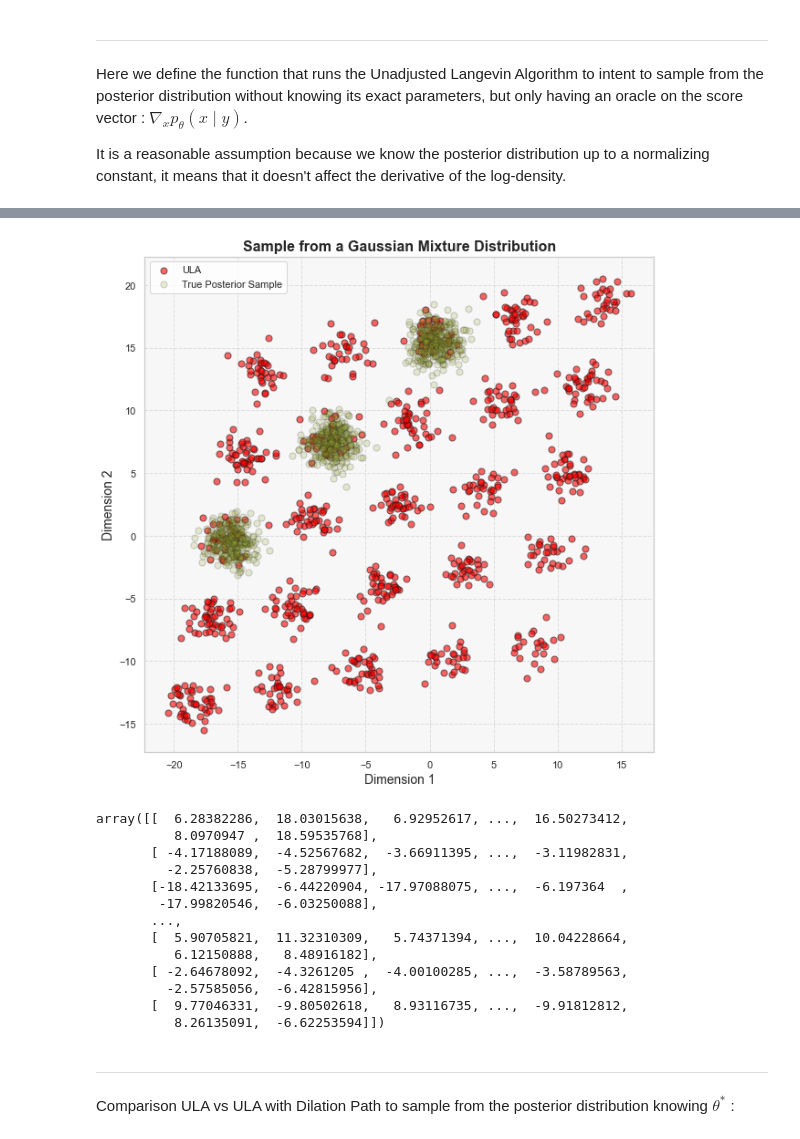
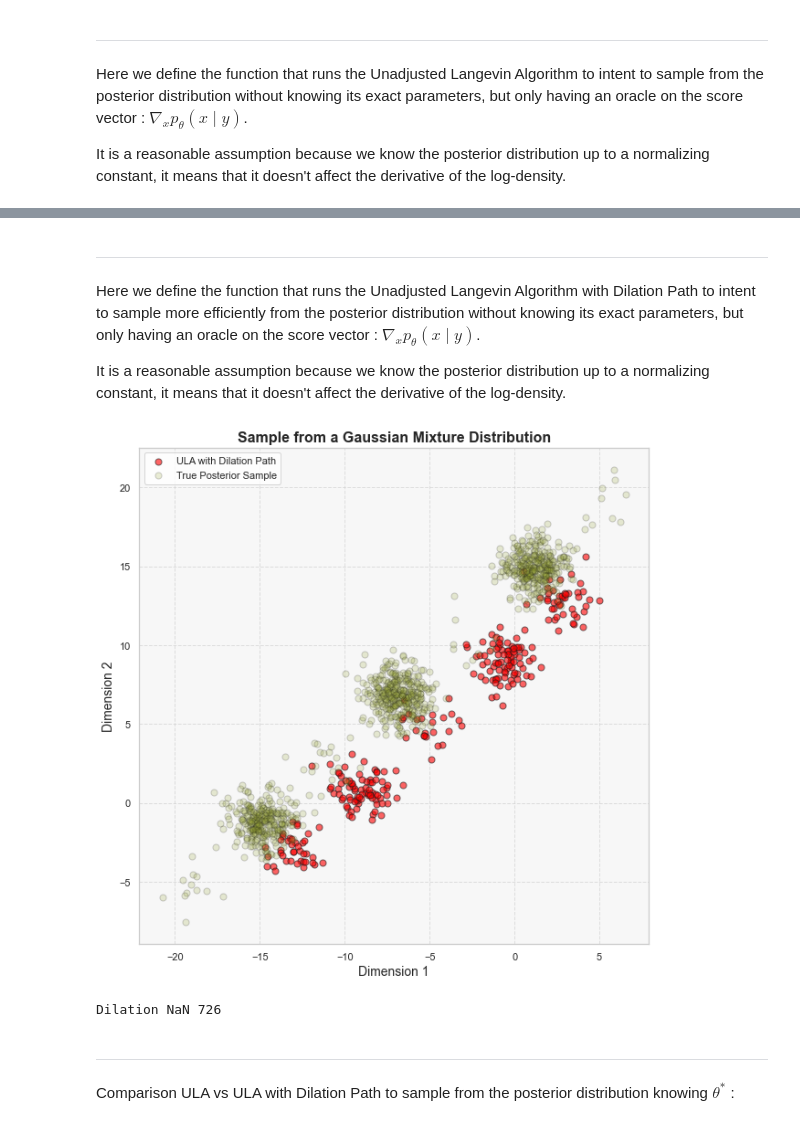
Before and after one commit to PyTomSss/Research_Project-Imperial_College, a Jupyter notebook: Interacting Particles - MMLE/IPLA - MMLE V2.ipynb, the cells around one changed output, grey strips where cells are left out. Saved outputs shown, nothing was run; the diff lists cells and outputs as text; code cells hidden in the pictures.

```diff
--- a/Interacting Particles - MMLE/IPLA - MMLE V2.ipynb
+++ b/Interacting Particles - MMLE/IPLA - MMLE V2.ipynb
@@ -286,0 +356,6 @@ No handles with labels found to put in legend.
+# %%
+sample_init = sample_prior_dx(1000, params[0], params[1], params[2])
+
+traj_descent = grad_descent_post_dx(sample_init, 0.00001, 1000, params[0], params[1], params[2], y_obs_dx, 0.1, theta_star, True)
+
+print(f'Descent NaN {np.sum(np.isnan(traj_descent)) // 80}')
@@ -297,9 +380,11 @@ def ULA_post_dx(sample_init, step_size, nb_iter, centers_prior, covariances_prio
 
     traj = np.zeros((nb_iter, sample_size, dim_var))
 
+    centers_post, covariances_post, weights_post = post_params_dx(true_theta, sigma_y, centers_prior, covariances_prior, weights_prior, y_obs)
+
     for i in tqdm(range(nb_iter)):
 
-        #grad = grad_multimodal_opti(sample_init, weights_test, centers_test, covariances_test)
+        #grad = grad_multimodal_opti(sample_init, weights_post, centers_post, covariances_post)
         grad = ((1/sigma_y**2) * true_theta[:, np.newaxis] * (y_obs - np.dot(true_theta, sample_init.T))).T
 
         grad += grad_multimodal_opti(sample_init, weights_prior, centers_prior, covariances_prior)
@@ -318,3 +403,11 @@ def ULA_post_dx(sample_init, step_size, nb_iter, centers_prior, covariances_prio
         plot_sample_dx(sample_init, "ULA", sample_post, "True Posterior Sample")
 
     return sample_init
+# %%
+sample_init = sample_prior_dx(1000, params[0], params[1], params[2])
+
+traj = ULA_post_dx(sample_init, 0.001, 15000, params[0], params[1], params[2], y_obs_dx, 0.1, theta_star, True)
+#traj_precision = ULA_post_dx_precision(sample_init, 0.0001, 1500, params[0], params[1], params[2], y_obs_dx, 0.1, theta_star, True)
+
+print(f'Normal NaN {np.sum(np.isnan(traj))//20}')
+#print(f'Precision NaN {np.sum(np.isnan(traj_precision))//80}')
@@ -320,0 +417,5 @@ def ULA_post_dx(sample_init, step_size, nb_iter, centers_prior, covariances_prio
+# %%
+traj = ULA_post_dx(sample_init, 0.0001, 10000, params[0], params[1], params[2], y_obs_dx, 0.1, theta_star, True)
+
+
+print(f'Normal NaN {np.sum(np.isnan(traj))//20}')
@@ -320,0 +425,5 @@ def ULA_post_dx(sample_init, step_size, nb_iter, centers_prior, covariances_prio
+# %% [markdown]
+------------------------------------------------------------------------------------------------------------------------------------------
+Here we define the function that runs the Unadjusted Langevin Algorithm with Dilation Path to intent to sample more efficiently from the posterior distribution without knowing its exact parameters, but only having an oracle on the score vector : $\nabla_x p_\theta(x \mid y)$.
+
+It is a reasonable assumption because we know the posterior distribution up to a normalizing constant, it means that it doesn't affect the derivative of the log-density.
@@ -321,22 +474,12 @@ def ULA_post_dx(sample_init, step_size, nb_iter, centers_prior, covariances_prio
 # %%
 sample_init = sample_prior_dx(1000, params[0], params[1], params[2])
 
-ULA_post_dx(sample_init, 0.0000001, 500, params[0], params[1], params[2], y_obs_dx, 0.1, theta_star, True)
+dilation_traj = ULA_dilation_exp(sample_init, 0.0001, 500, params[0], params[1], params[2], y_obs_dx, 0.1, theta_star, 0.4, 0.5, True)
+
+print(f'Dilation NaN {np.sum(np.isnan(dilation_traj))//80}')
 # %% [output]
-[figure, old version]
+[figure, new version]
-array([[  6.28382286,  18.03015638,   6.92952617, ...,  16.50273412,
-          8.0970947 ,  18.59535768],
-       [ -4.17188089,  -4.52567682,  -3.66911395, ...,  -3.11982831,
-         -2.25760838,  -5.28799977],
-       [-18.42133695,  -6.44220904, -17.97088075, ...,  -6.197364  ,
-        -17.99820546,  -6.03250088],
-       ...,
-       [  5.90705821,  11.32310309,   5.74371394, ...,  10.04228664,
-          6.12150888,   8.48916182],
-       [ -2.64678092,  -4.3261205 ,  -4.00100285, ...,  -3.58789563,
-         -2.57585056,  -6.42815956],
-       [  9.77046331,  -9.80502618,   8.93116735, ...,  -9.91812812,
-          8.26135091,  -6.62253594]])
+Dilation NaN 726
 # %% [markdown]
 ------------------------------------------------------------------------------------------------------------------------------------------
 Comparison ULA vs ULA with Dilation Path to sample from the posterior distribution knowing $\theta^*$ :
```
Also changed, not shown: parts of 29 cells of this notebook, 1 other file.
